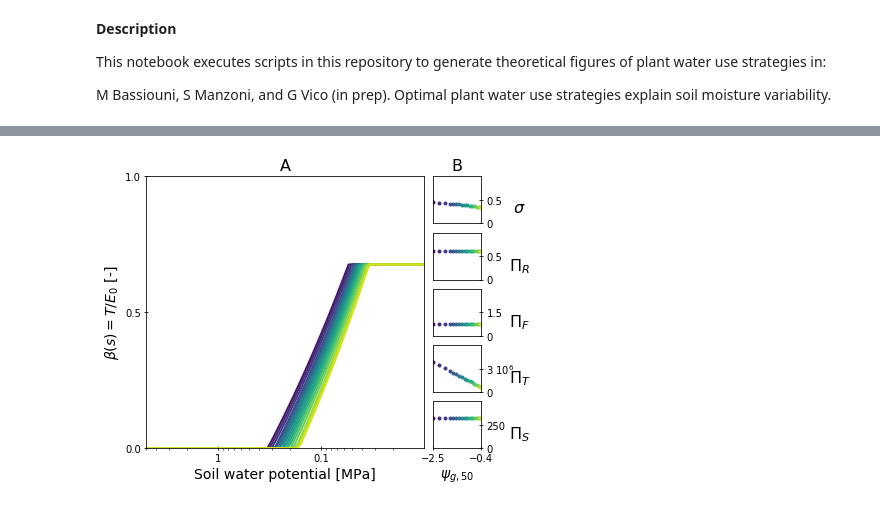
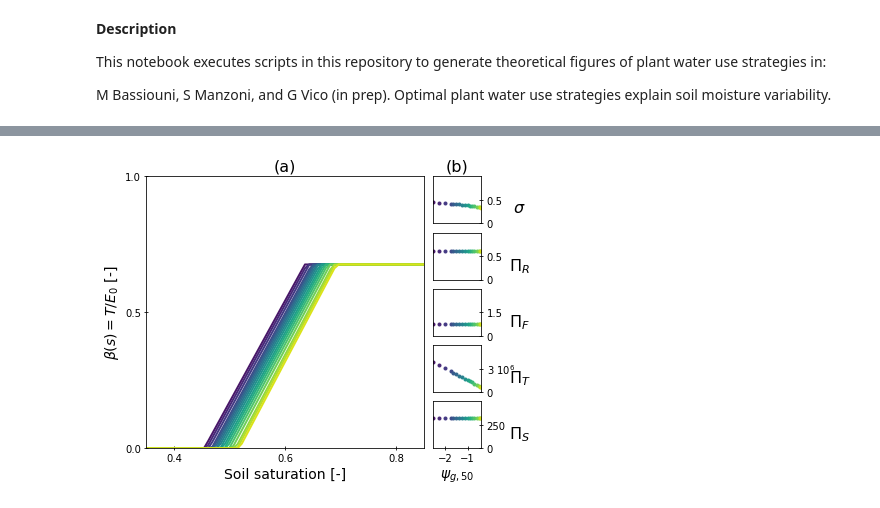
Before and after one commit to maoyab/OWUS, a Jupyter notebook: WUE_theory.ipynb, the cells around one changed output, grey strips where cells are left out. Saved outputs shown, nothing was run; the diff lists cells and outputs as text; code cells hidden in the pictures.

```diff
--- a/WUE_theory.ipynb
+++ b/WUE_theory.ipynb
@@ -40,5 +68,5 @@ plot_SI_pi_range(params, pgtest, 'Pg50', '$\psi_{g,50}$', 'PiS', cmap ='viridis'
 # %%
 params = get_baseline_params()
-plot_SI_pi_range(params, pgtest, 'Pg50', '$\psi_{g,50}$', 'PiT', cmap ='viridis')
+plot_SI_pi_range_s(params, pgtest, 'Pg50', '$\psi_{g,50}$', 'PiT', cmap ='viridis')
 # %% [output]
-[figure, old version]
+[figure, new version]
```
Also changed, not shown: parts of 20 cells of this notebook, 10 other files.
